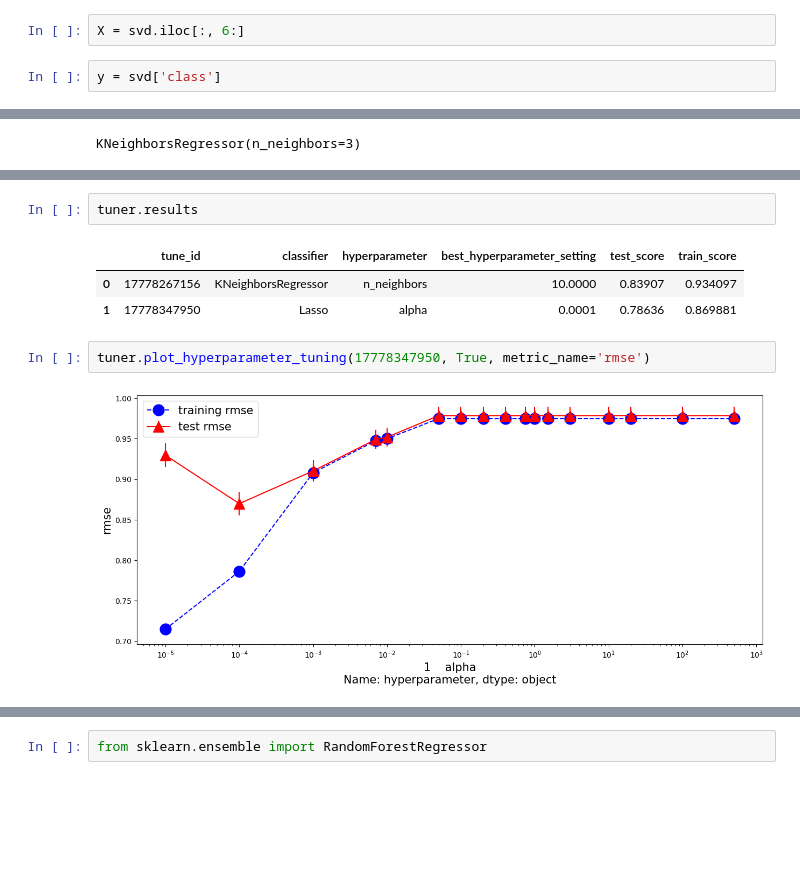
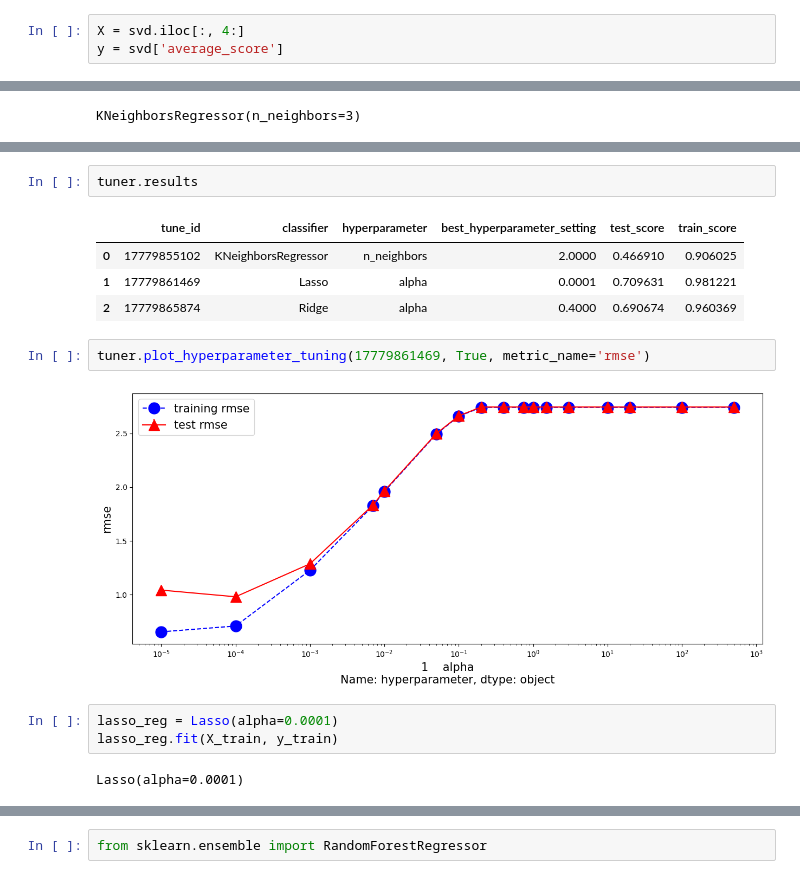
Before and after one commit to qigol/ml1-project-lt4, a Jupyter notebook: working-notebooks/q/model-training-balanced-desc.ipynb, the cells around one changed output, grey strips where cells are left out. Cells and saved outputs as stored; diff of their text form; blank space fills up the shorter version.

```diff
--- a/working-notebooks/q/model-training-balanced-desc.ipynb
+++ b/working-notebooks/q/model-training-balanced-desc.ipynb
@@ -35,4 +20,3 @@ svd
 # %%
-X = svd.iloc[:, 6:]
+X = svd.iloc[:, 4:]
+y = svd['average_score']
-# %%
-y = svd['class']
@@ -169,9 +161,15 @@ KeyboardInterrupt:
 tuner.results
 # %% [output]
 |  | tune_id | classifier | hyperparameter | best_hyperparameter_setting | test_score | train_score |
-| 0 | 17778267156 | KNeighborsRegressor | n_neighbors | 10.0000 | 0.83907 | 0.934097 |
-| 1 | 17778347950 | Lasso | alpha | 0.0001 | 0.78636 | 0.869881 |
+| 0 | 17779855102 | KNeighborsRegressor | n_neighbors | 2.0000 | 0.466910 | 0.906025 |
+| 1 | 17779861469 | Lasso | alpha | 0.0001 | 0.709631 | 0.981221 |
+| 2 | 17779865874 | Ridge | alpha | 0.4000 | 0.690674 | 0.960369 |
 # %%
-tuner.plot_hyperparameter_tuning(17778347950, True, metric_name='rmse')
+tuner.plot_hyperparameter_tuning(17779861469, True, metric_name='rmse')
 # %% [output]
-[figure, old version]
+[figure, new version]
+# %%
+lasso_reg = Lasso(alpha=0.0001)
+lasso_reg.fit(X_train, y_train)
+# %% [output]
+Lasso(alpha=0.0001)
```
Also changed, not shown: parts of 30 cells of this notebook, 2 other files.
